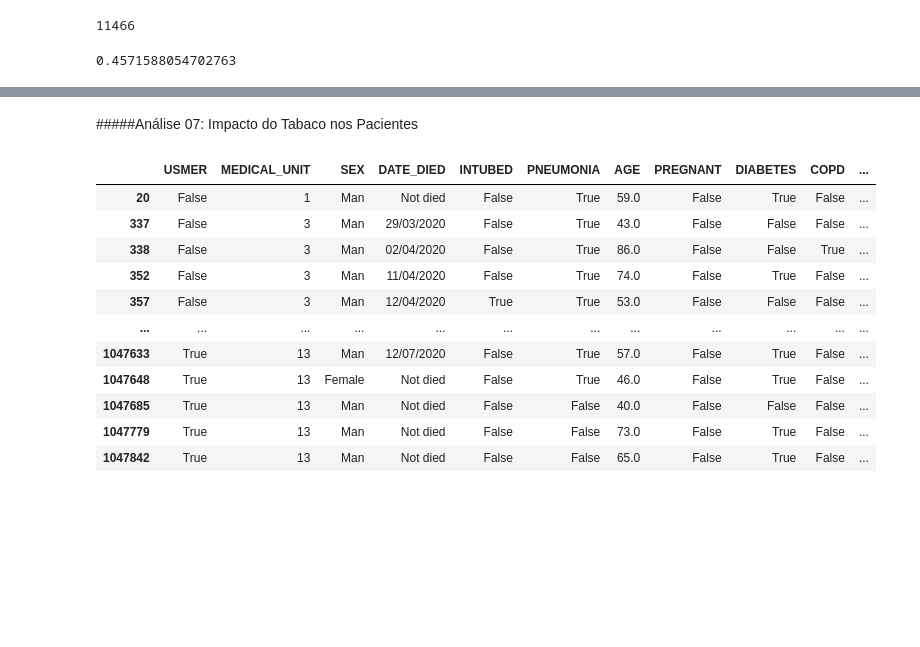
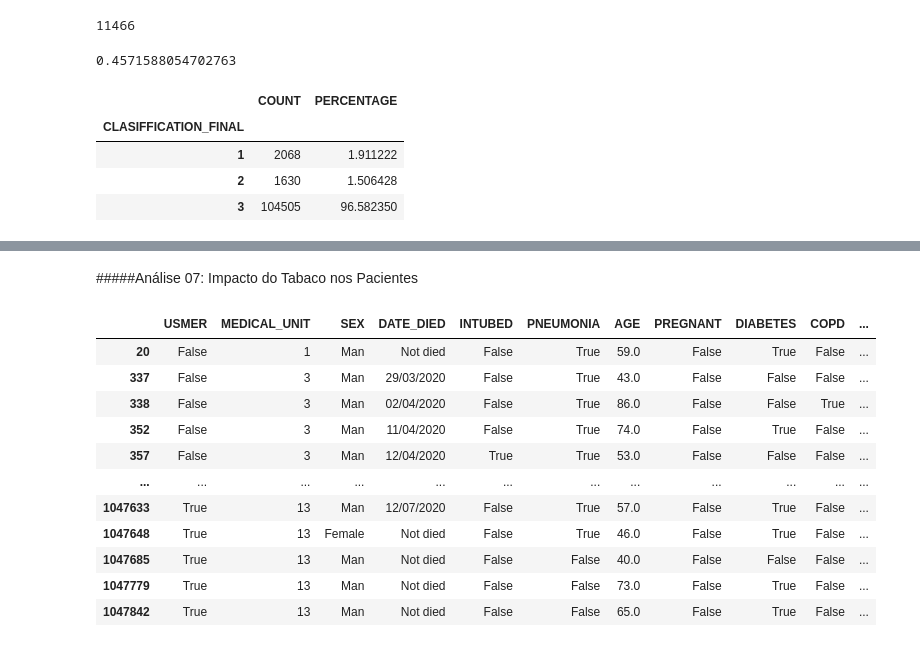
Before and after one commit to matheuspfferreira/python_data_science, a Jupyter notebook: Covid - 07/notebook/nb_covid.ipynb, the cells around one changed output, grey strips where cells are left out. Saved outputs shown, nothing was run; the diff lists cells and outputs as text; code cells hidden in the pictures; blank space fills up the shorter version.

```diff
--- a/Covid - 07/notebook/nb_covid.ipynb
+++ b/Covid - 07/notebook/nb_covid.ipynb
@@ -440,5 +440,16 @@ porcentagem_obesos_falecidos = quantidade_obesos_falecidos / quantidade_obesos
 porcentagem_obesos_falecidos
 # %% [output]
 0.4571588054702763
+# %%
+# Agrupando o dataframe original por classificação final
+estado_final_pacientes = dados.groupby('CLASIFFICATION_FINAL').size().to_frame('COUNT')
+estado_final_pacientes['PERCENTAGE'] = estado_final_pacientes['COUNT'] / (estado_final_pacientes['COUNT'].sum()) * 100
+estado_final_pacientes
+# %% [output]
+|  | COUNT | PERCENTAGE |
+| CLASIFFICATION_FINAL |  |  |
+| 1 | 2068 | 1.911222 |
+| 2 | 1630 | 1.506428 |
+| 3 | 104505 | 96.582350 |
 # %%
 # Agrupando o dataframe de obesos por classificação final
```
Also changed, not shown: parts of 2 cells of this notebook.
